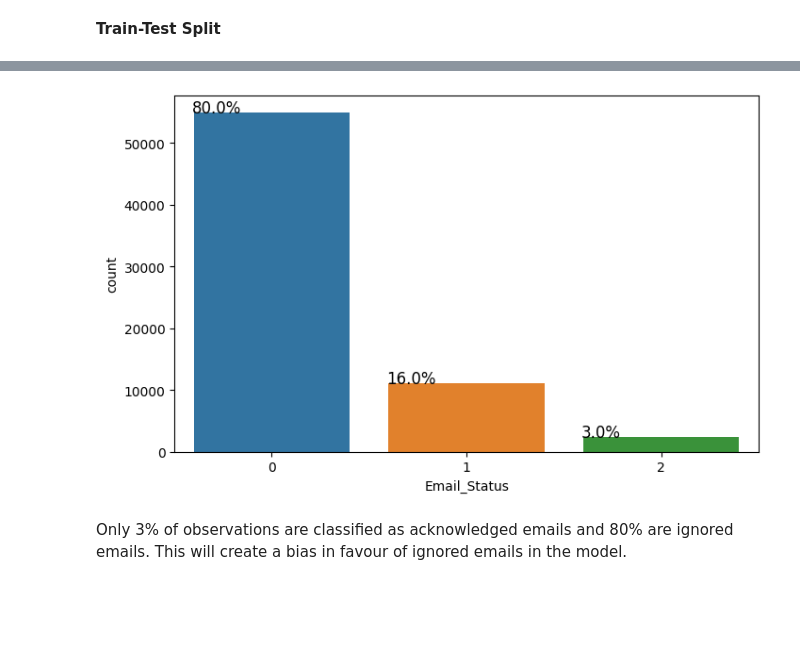
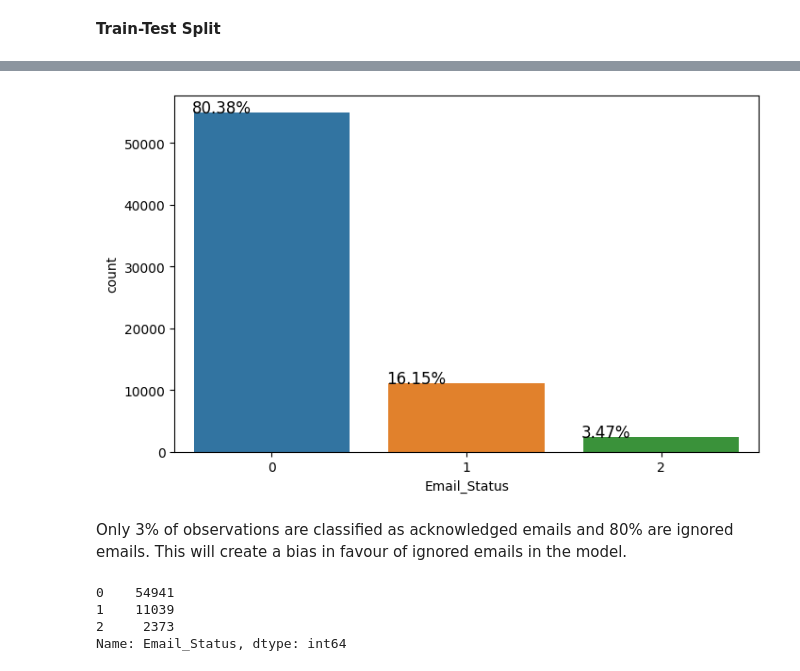
Before and after one commit to vithika-karan/Email-Campaign-Effectiveness-Prediction, a Jupyter notebook: Email_Campaign_Effectiveness_Prediction_Vithika_Karan.ipynb, the cells around one changed output, grey strips where cells are left out. Drawn from its saved outputs; the diff is of its cells as text; code cells hidden in the pictures; blank space fills up the shorter version.

```diff
--- a/Email_Campaign_Effectiveness_Prediction_Vithika_Karan.ipynb
+++ b/Email_Campaign_Effectiveness_Prediction_Vithika_Karan.ipynb
@@ -333,0 +402,6 @@ vif_df
+# %%
+#feature scaling of numerical variables
+for elem in cont_var:
+  df[elem] = (df[elem] - df[elem].min()) / (df[elem].max() - df[elem].min())
+
+df.head(1)
@@ -339,8 +416,6 @@ categorical variable is an output variable, you may also want to convert predict
 # %%
 #getting dummy variables for categorical data
 categorical_variables.remove('Customer_Location')
-categorical_variables.remove('Email_Campaign_Type')
-categorical_variables.append('Email_Status')
 # %%
 #categorical var that need to be encoded
 categorical_variables
@@ -367,0 +427,7 @@ df1.head(1)
+# %%
+#creating dummy variables
+df = pd.get_dummies(df,columns=categorical_variables)
+# as some features had binary categories, we are going to delete one of them to keep it binary encoded and have less columns
+df.drop('Email_Type_2',axis=1,inplace=True)
+df.drop('Email_Source_Type_2',axis=1,inplace=True)
+df.head(1)
@@ -367,0 +442,7 @@ df1.head(1)
+# %%
+#Email_Status should be the last col
+columns=list(df.columns)
+columns.remove('Email_Status')
+columns.append('Email_Status')
+df=df[columns]
+df.head(1)
@@ -386,18 +483,26 @@ We will go with SMOTE. This technique generates synthetic data for the minority
 SMOTE (Synthetic Minority Oversampling Technique) works by randomly picking a point from the minority class and computing the k-nearest neighbors for this point. The synthetic points are added between the chosen point and its neighbors.
 # %%
 #count plot for target variable
+#visualizing our imbalanced dataset
 ax = sns.countplot(x=df['Email_Status'])
 totals = []
 for i in ax.patches:
     totals.append(i.get_height())
 
 total = sum(totals)
 
 for i in ax.patches:
     ax.text(i.get_x() - .01, i.get_height() + .5, \
-          str(round((i.get_height()/total)*100, 0))+'%', fontsize=12)
+          str(round((i.get_height()/total)*100, 2))+'%', fontsize=12)
 plt.show()
 # %% [output]
-[figure, old version]
+[figure, new version]
 # %% [markdown]
 Only 3% of observations are classified as acknowledged emails and 80% are ignored emails. This will create a bias in favour of ignored emails in the model.
+# %%
+df['Email_Status'].value_counts()
+# %% [output]
+0    54941
+1    11039
+2     2373
+Name: Email_Status, dtype: int64
```
Also changed, not shown: parts of 54 cells of this notebook.
